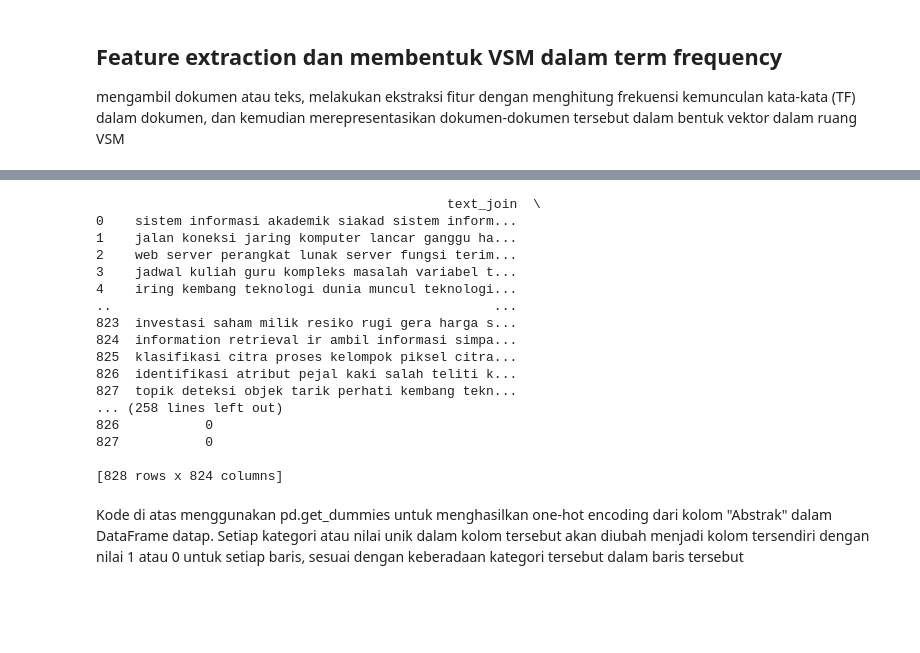
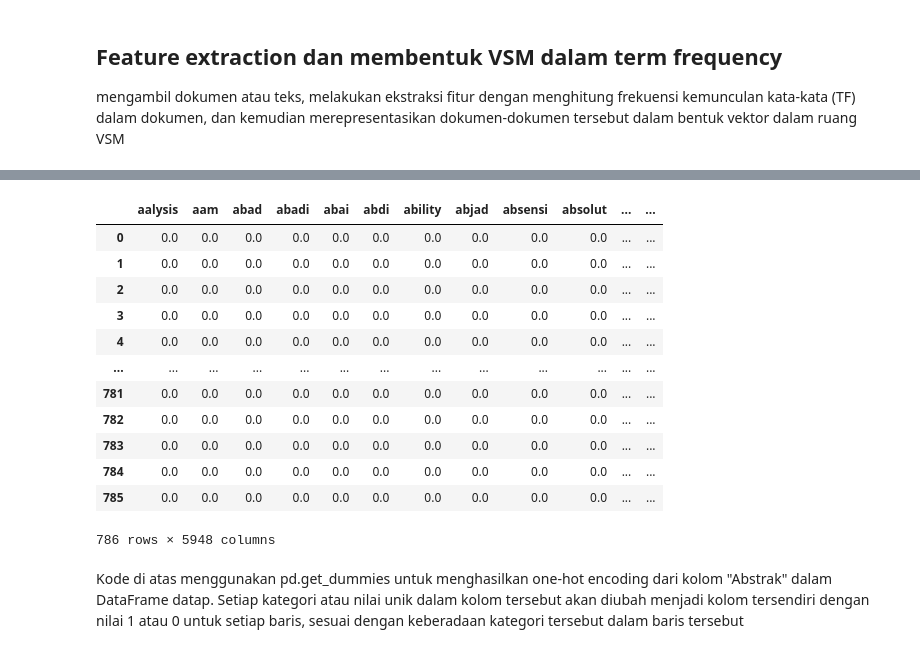
Before and after one commit to khikisb/ppw, a Jupyter notebook: _sources/tugas-ppw/Tugas_2.ipynb, the cells around one changed output, grey strips where cells are left out. Cells and saved outputs as stored; diff of their text form; code cells hidden in the pictures; blank space fills up the shorter version.

```diff
--- a/_sources/tugas-ppw/Tugas_2.ipynb
+++ b/_sources/tugas-ppw/Tugas_2.ipynb
@@ -478,26 +491,20 @@ One-hot encoding digunakan untuk mengubah data kategori atau kualitatif menjadi
-# %%
-# Menggunakan get_dummies dari pandas
-one_hot_df = pd.get_dummies(datap, columns=["Abstrak"], drop_first=False)
-
-# Tampilkan DataFrame hasil one-hot encoding
-print(one_hot_df)
-# %% [output]
-                                             text_join  \
-0    sistem informasi akademik siakad sistem inform...
-1    jalan koneksi jaring komputer lancar ganggu ha...
-2    web server perangkat lunak server fungsi terim...
-3    jadwal kuliah guru kompleks masalah variabel t...
-4    iring kembang teknologi dunia muncul teknologi...
-..                                                 ...
-823  investasi saham milik resiko rugi gera harga s...
-824  information retrieval ir ambil informasi simpa...
-825  klasifikasi citra proses kelompok piksel citra...
-826  identifikasi atribut pejal kaki salah teliti k...
-827  topik deteksi objek tarik perhati kembang tekn...
-... (258 lines left out)
-826           0
-827           0
-
-[828 rows x 824 columns]
+# %%
+df_encoded = pd.get_dummies(df_log)
+# %%
+df_encoded
+# %% [output]
+|  | aalysis | aam | abad | abadi | abai | abdi | ability | abjad | absensi | absolut | ... | ... |
+| 0 | 0.0 | 0.0 | 0.0 | 0.0 | 0.0 | 0.0 | 0.0 | 0.0 | 0.0 | 0.0 | ... | ... |
+| 1 | 0.0 | 0.0 | 0.0 | 0.0 | 0.0 | 0.0 | 0.0 | 0.0 | 0.0 | 0.0 | ... | ... |
+| 2 | 0.0 | 0.0 | 0.0 | 0.0 | 0.0 | 0.0 | 0.0 | 0.0 | 0.0 | 0.0 | ... | ... |
+| 3 | 0.0 | 0.0 | 0.0 | 0.0 | 0.0 | 0.0 | 0.0 | 0.0 | 0.0 | 0.0 | ... | ... |
+| 4 | 0.0 | 0.0 | 0.0 | 0.0 | 0.0 | 0.0 | 0.0 | 0.0 | 0.0 | 0.0 | ... | ... |
+| ... | ... | ... | ... | ... | ... | ... | ... | ... | ... | ... | ... | ... |
+| 781 | 0.0 | 0.0 | 0.0 | 0.0 | 0.0 | 0.0 | 0.0 | 0.0 | 0.0 | 0.0 | ... | ... |
+| 782 | 0.0 | 0.0 | 0.0 | 0.0 | 0.0 | 0.0 | 0.0 | 0.0 | 0.0 | 0.0 | ... | ... |
+| 783 | 0.0 | 0.0 | 0.0 | 0.0 | 0.0 | 0.0 | 0.0 | 0.0 | 0.0 | 0.0 | ... | ... |
+| 784 | 0.0 | 0.0 | 0.0 | 0.0 | 0.0 | 0.0 | 0.0 | 0.0 | 0.0 | 0.0 | ... | ... |
+| 785 | 0.0 | 0.0 | 0.0 | 0.0 | 0.0 | 0.0 | 0.0 | 0.0 | 0.0 | 0.0 | ... | ... |
+786 rows × 5948 columns
 # %% [markdown]
 Kode di atas menggunakan pd.get_dummies untuk menghasilkan one-hot encoding dari kolom "Abstrak" dalam DataFrame datap. Setiap kategori atau nilai unik dalam kolom tersebut akan diubah menjadi kolom tersendiri dengan nilai 1 atau 0 untuk setiap baris, sesuai dengan keberadaan kategori tersebut dalam baris tersebut
```
Also changed, not shown: parts of 33 cells of this notebook, 5 other files.
